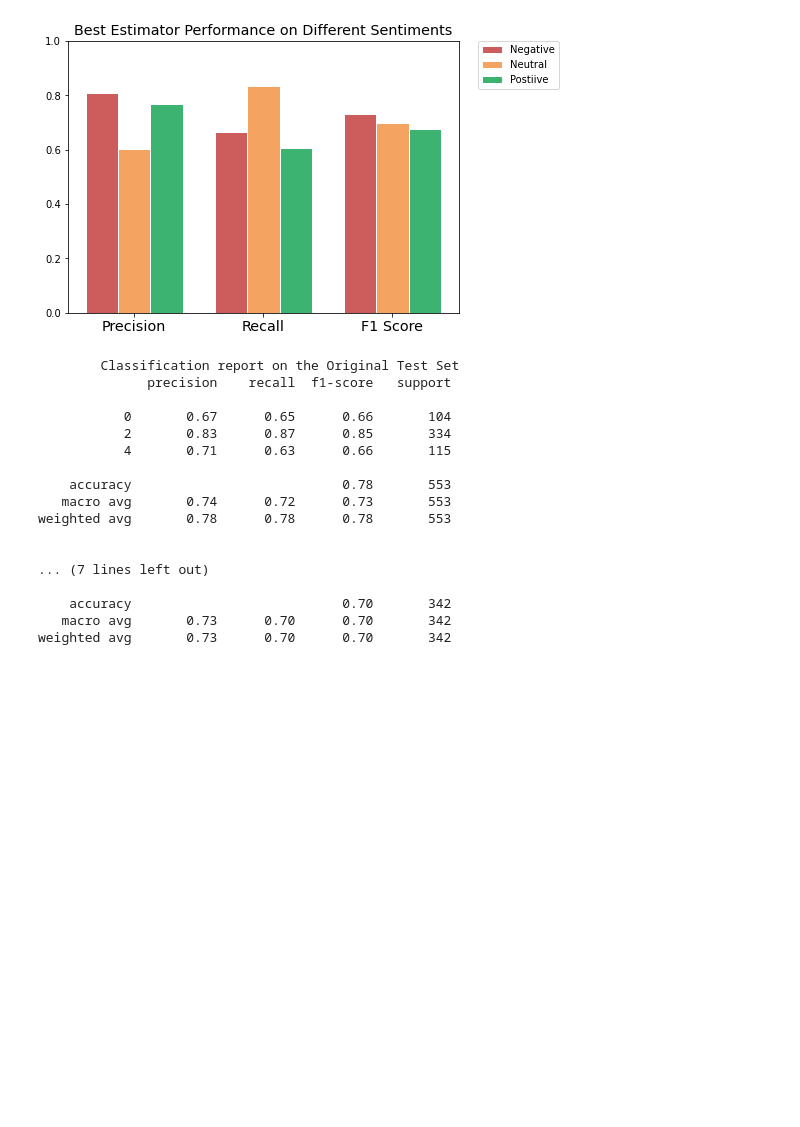
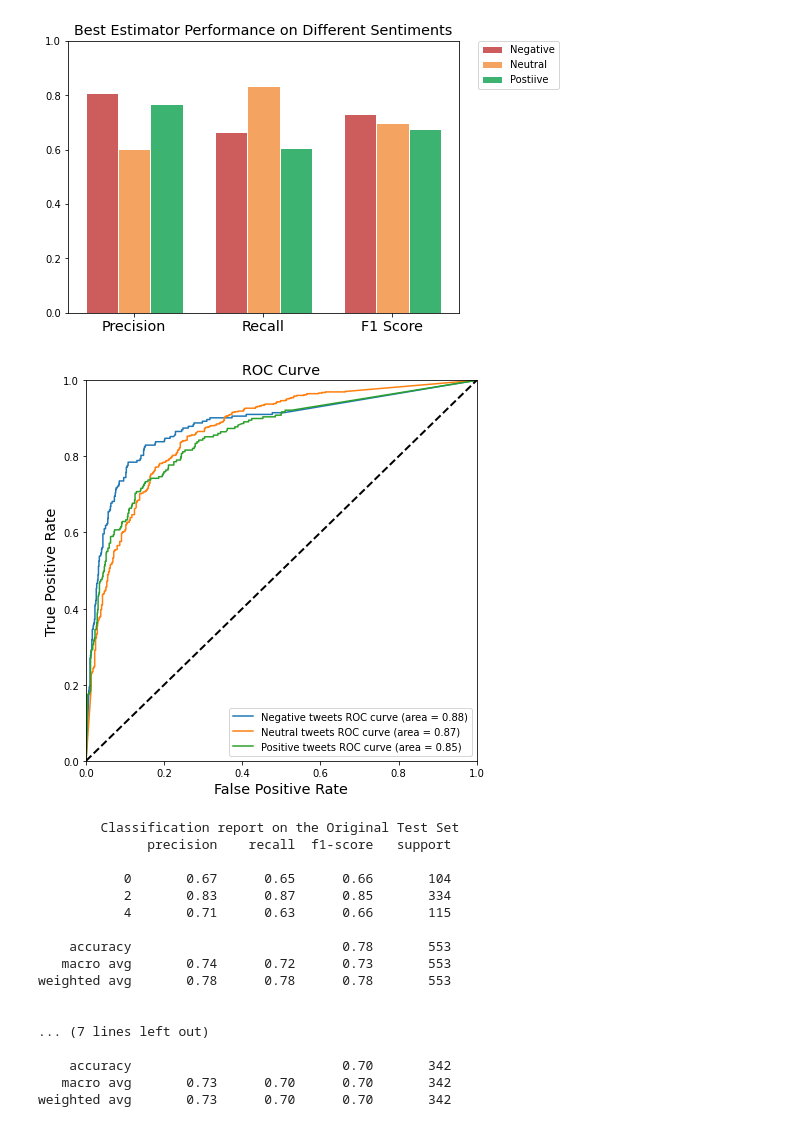
Before and after one commit to DesiPilla/twitter-sentiment-analysis, a Jupyter notebook: Twitter_Sentiment_Analysis.ipynb, the cells around one changed output. Saved outputs shown, nothing was run; the diff lists cells and outputs as text; code cells hidden in the pictures; blank space fills up the shorter version.

Commit message:
added roc curve functionality

```diff
--- a/Twitter_Sentiment_Analysis.ipynb
+++ b/Twitter_Sentiment_Analysis.ipynb
@@ -648,6 +697,10 @@ model.sentiment_performance(X_test_full, y_test_full), model.sentiment_performan
 # %% [output]
 [figure]
 [figure]
+# %%
+fig = model.plot_roc(X_test, y_test)
+# %% [output]
+[figure, added]
 # %%
 print('\033[1m\tClassification report on the Original Test Set\033[0m')
 model.classification_report(X_test_full, y_test_full)
```
Also changed, not shown: parts of 18 cells of this notebook.
